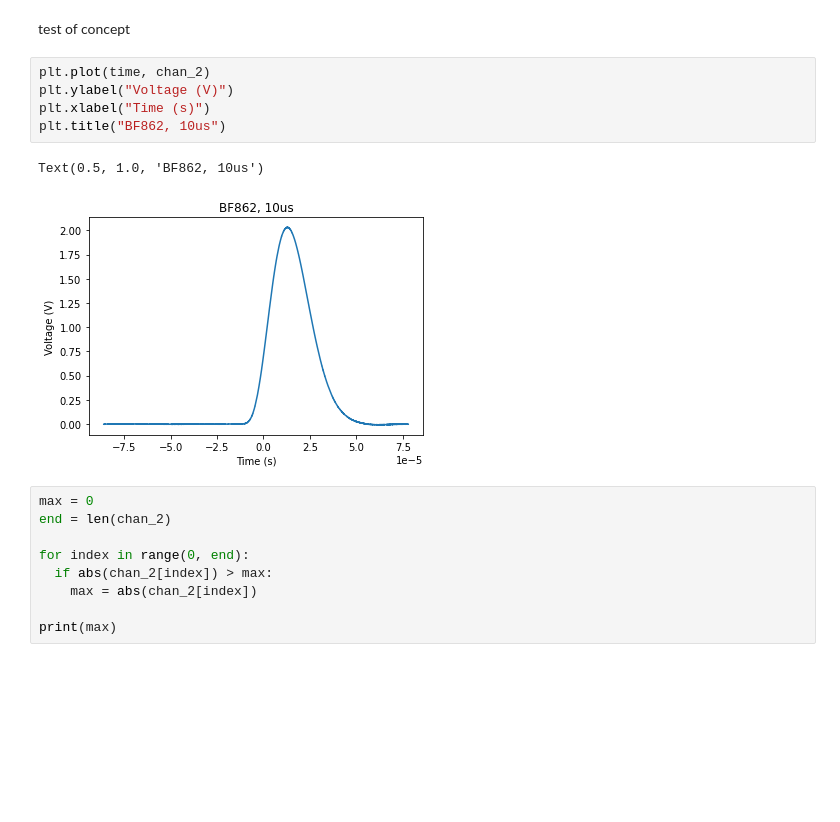
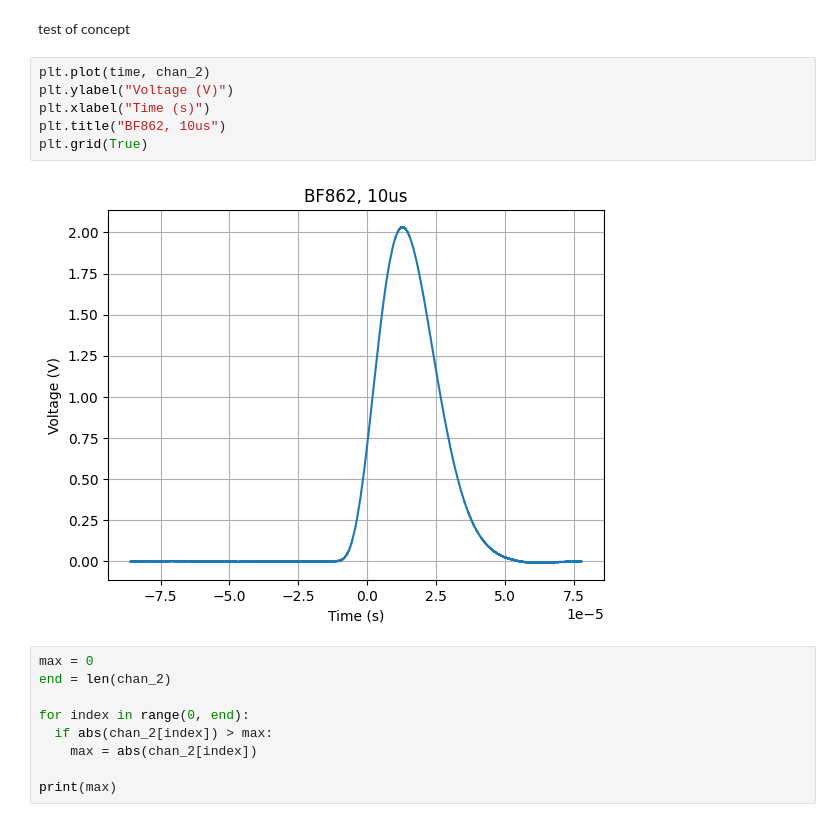
Before and after one commit to arathi-suraj/aramaki-lab-code, a Jupyter notebook: charge_preamp_peak_test (1).ipynb, the cells around one changed output. Cells and saved outputs as stored; diff of their text form; blank space fills up the shorter version.

```diff
--- a/charge_preamp_peak_test (1).ipynb
+++ b/charge_preamp_peak_test (1).ipynb
@@ -29,11 +29,11 @@ test of concept
 # %%
 plt.plot(time, chan_2)
 plt.ylabel("Voltage (V)")
 plt.xlabel("Time (s)")
 plt.title("BF862, 10us")
+plt.grid(True)
 # %% [output]
-Text(0.5, 1.0, 'BF862, 10us')
-[figure, old version]
+[figure, new version]
 # %%
 max = 0
 end = len(chan_2)
```
Also changed, not shown: parts of 43 cells of this notebook.
